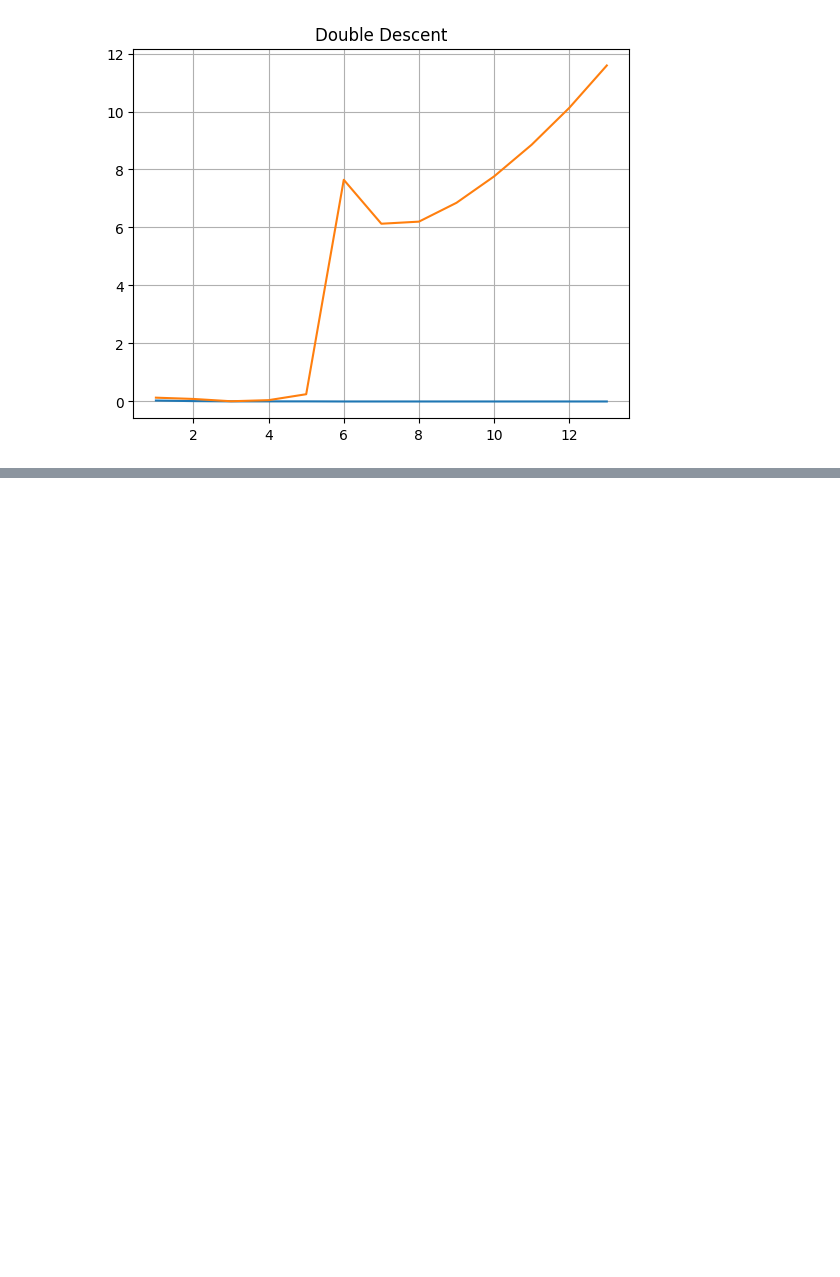
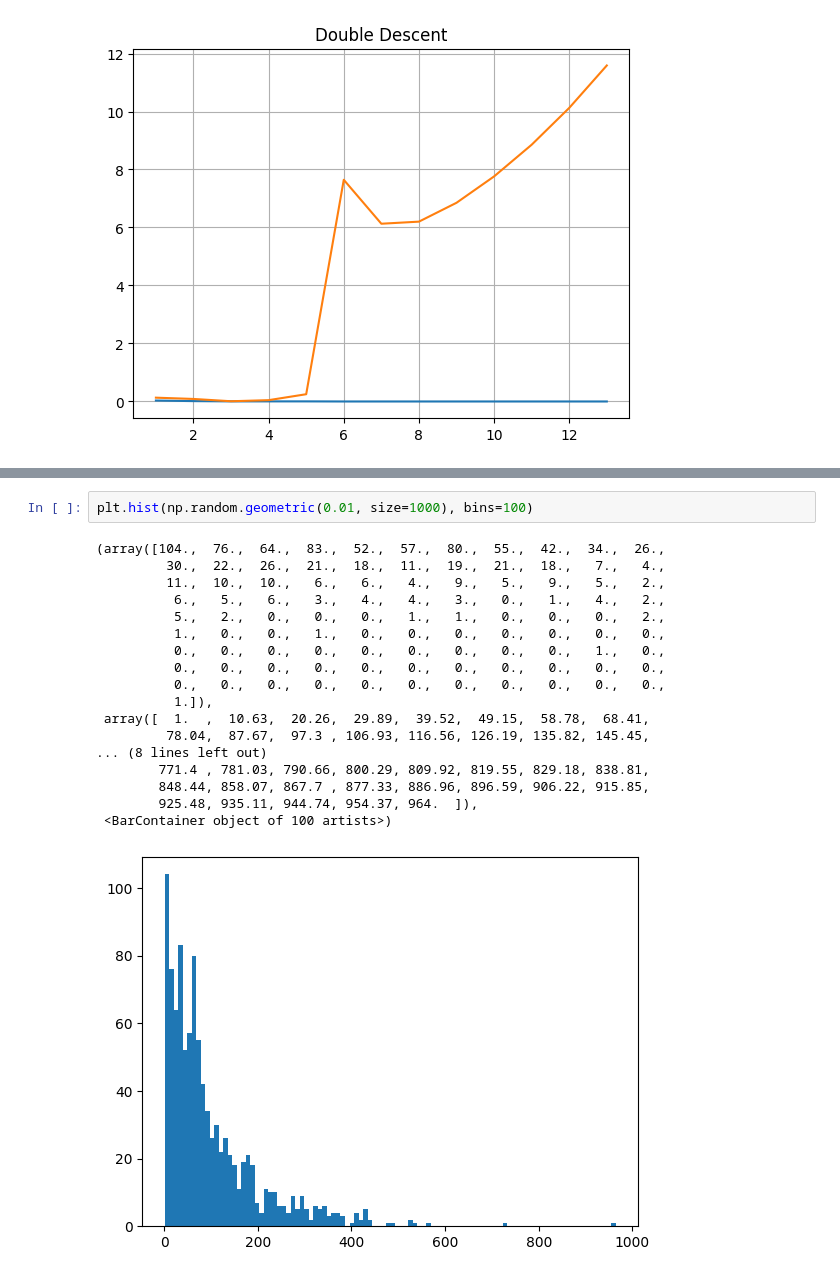
Before and after one commit to hrjtju/BIMSA, a Jupyter notebook: predictor_life_simple/test_weight.ipynb, the cells around one changed output, grey strips where cells are left out. Saved outputs shown, nothing was run; the diff lists cells and outputs as text; blank space fills up the shorter version.

```diff
--- a/predictor_life_simple/test_weight.ipynb
+++ b/predictor_life_simple/test_weight.ipynb
@@ -273,0 +290,21 @@ Text(0.5, 1.0, 'Double Descent')
+# %%
+plt.hist(np.random.geometric(0.01, size=1000), bins=100)
+# %% [output]
+(array([104.,  76.,  64.,  83.,  52.,  57.,  80.,  55.,  42.,  34.,  26.,
+         30.,  22.,  26.,  21.,  18.,  11.,  19.,  21.,  18.,   7.,   4.,
+         11.,  10.,  10.,   6.,   6.,   4.,   9.,   5.,   9.,   5.,   2.,
+          6.,   5.,   6.,   3.,   4.,   4.,   3.,   0.,   1.,   4.,   2.,
+          5.,   2.,   0.,   0.,   0.,   1.,   1.,   0.,   0.,   0.,   2.,
+          1.,   0.,   0.,   1.,   0.,   0.,   0.,   0.,   0.,   0.,   0.,
+          0.,   0.,   0.,   0.,   0.,   0.,   0.,   0.,   0.,   1.,   0.,
+          0.,   0.,   0.,   0.,   0.,   0.,   0.,   0.,   0.,   0.,   0.,
+          0.,   0.,   0.,   0.,   0.,   0.,   0.,   0.,   0.,   0.,   0.,
+          1.]),
+ array([  1.  ,  10.63,  20.26,  29.89,  39.52,  49.15,  58.78,  68.41,
+         78.04,  87.67,  97.3 , 106.93, 116.56, 126.19, 135.82, 145.45,
+... (8 lines left out)
+        771.4 , 781.03, 790.66, 800.29, 809.92, 819.55, 829.18, 838.81,
+        848.44, 858.07, 867.7 , 877.33, 886.96, 896.59, 906.22, 915.85,
+        925.48, 935.11, 944.74, 954.37, 964.  ]),
+ <BarContainer object of 100 artists>)
+[figure, added]
```
Also changed, not shown: parts of 1 cell of this notebook, 2 other files.
